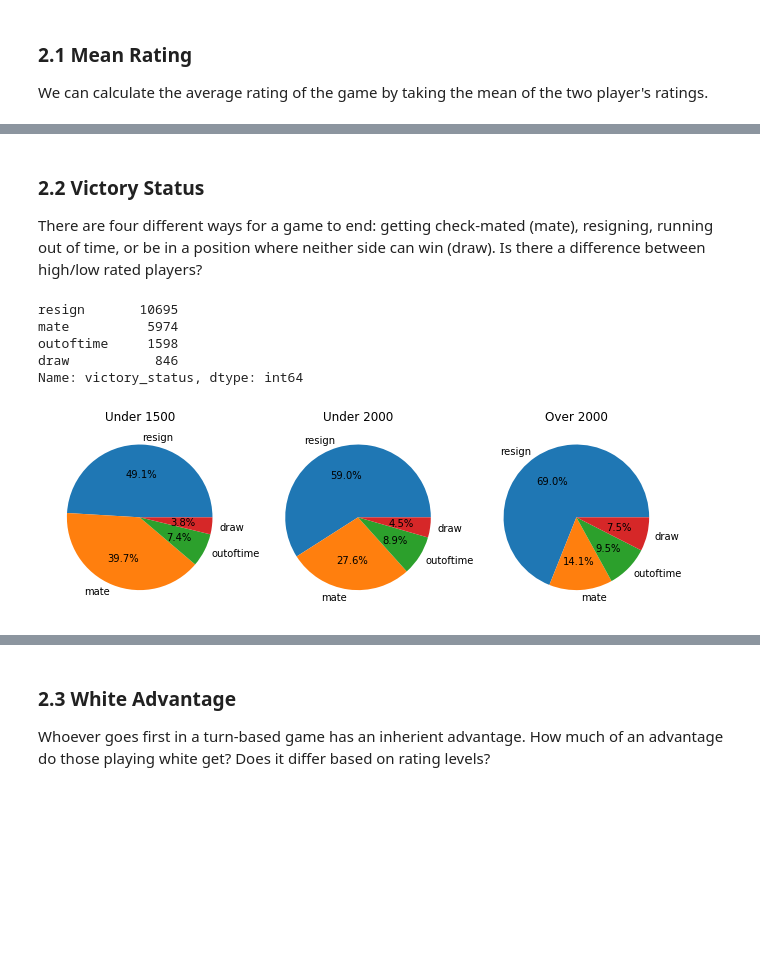
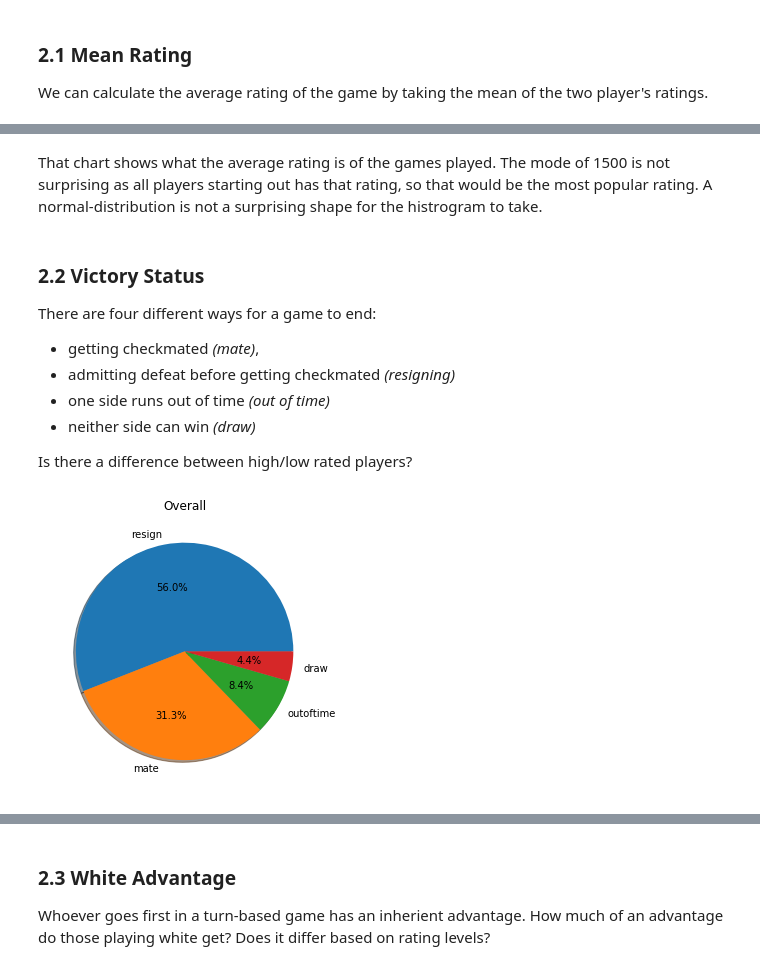
Before and after one commit to Kuebic/Thinkful, a Jupyter notebook: 4.10_Capston_1/LiChess/LiChess_Capstone.ipynb, the cells around one changed output, grey strips where cells are left out. Cells and saved outputs as stored; diff of their text form; code cells hidden in the pictures; blank space fills up the shorter version.

```diff
--- a/4.10_Capston_1/LiChess/LiChess_Capstone.ipynb
+++ b/4.10_Capston_1/LiChess/LiChess_Capstone.ipynb
@@ -82,0 +88,43 @@ bracket_titles = ['Under 1500', 'Under 2000', 'Over 2000']
+# %%
+#HISTOGRAM
+#As I will be using this often...
+#Defining a function that will create a histrogram with mean/std lines
+#along with additional information underneath
+def GamesHist(df, bins, color, column, xname, title):
+    #Finding average and standard deviation of Column
+    nd_mean = np.mean(df[column])
+    nd_std = np.std(df[column])
+
+    #Creating Histogram
+    plt.figure(figsize=(15,5))
+
+    plt.hist(df[column], bins=bins, color=color)
+    plt.title(title)
+    plt.xlabel(xname)
+    plt.ylabel('Number of Games')
+    plt.axvline(x=nd_mean, color = 'red')
+    plt.axvline(x=nd_mean + nd_std, color = 'green')
+    plt.axvline(x=nd_mean - nd_std, color = 'green')
+    plt.show()
+
+    #Printing additional info
+    print( 'mode     ', mode(df[column]))
+    print( df[column].describe())
+
+#Pie Chart of Overall Data
+def OverallPie(column_of_interest):
+    plt.figure(figsize=(5,5))
+    plt.title('Overall')
+
+    stats = games[column_of_interest].value_counts()
+    plt.pie(stats, labels = stats.index, autopct='%.1f%%', shadow=True)
+    plt.show()
+
+#3 Pies for Each Bracket
+def BracketPie(column_of_interest):
+    plt.figure(figsize=(15,11))
+    for i, bracket in enumerate(brackets):
+        stats = bracket[column_of_interest].value_counts()
+        plt.subplot(1, 3, i+1)
+        plt.title(bracket_titles[i])
+        plt.pie(stats, labels = stats.index, autopct='%.1f%%', shadow=True)
@@ -203,12 +173,12 @@ That looks more like a normal distribution, which is what we expect.
+# %% [markdown]
+That chart shows what the average rating is of the games played.  The mode of 1500 is not surprising as all players starting out has that rating, so that would be the most popular rating.  A normal-distribution is not a surprising shape for the histrogram to take.
 # %% [markdown]
 ### <a id="2.2">2.2 Victory Status</a>
 
-There are four different ways for a game to end: getting check-mated (mate), resigning, running out of time, or be in a position where neither side can win (draw).  Is there a difference between high/low rated players?
+There are four different ways for a game to end:
++ getting checkmated *(mate)*,
++ admitting defeat before getting checkmated *(resigning)*
++ one side runs out of time *(out of time)*
++ neither side can win *(draw)*
+
+Is there a difference between high/low rated players?
-# %%
-print(games['victory_status'].value_counts())
-# %% [output]
-resign       10695
-mate          5974
-outoftime     1598
-draw           846
-Name: victory_status, dtype: int64
@@ -222,9 +185,4 @@ bracket_titles = ['Under 1500', 'Under 2000', 'Over 2000']
-# %%
-plt.figure(figsize=(15,11))
-for i, bracket in enumerate(brackets):
-    victory_status = bracket.victory_status.value_counts()
-    plt.subplot(1, 4, i+1)
-    plt.title(bracket_titles[i])
-    plt.pie(victory_status, labels = victory_status.index, autopct='%.1f%%')
-# %% [output]
-[figure, removed]
+# %%
+OverallPie('victory_status')
+# %% [output]
+[figure, added]
```
Also changed, not shown: parts of 92 cells of this notebook.
